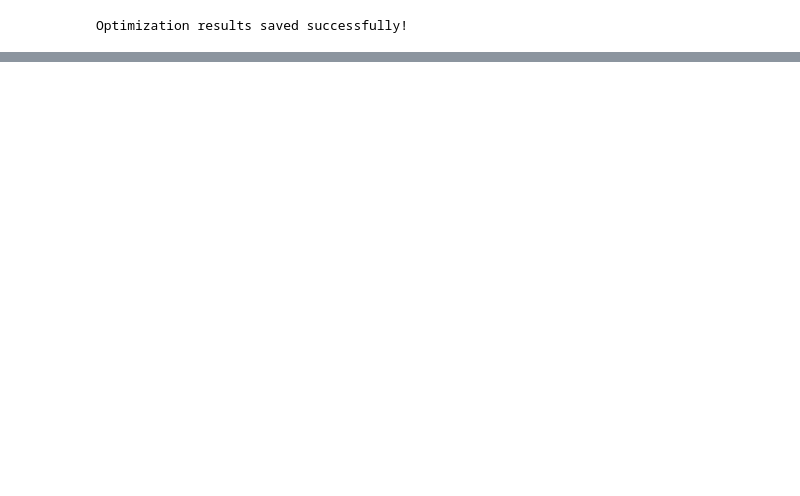
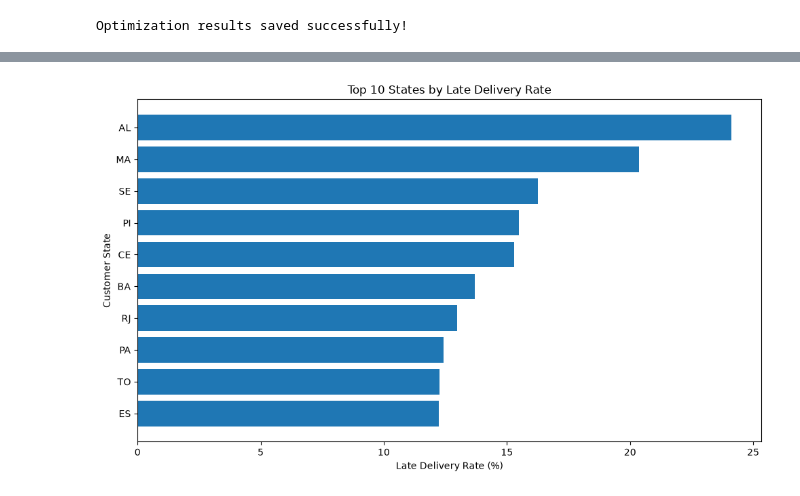
Before and after one commit to DRPatel75/Logistics_Data_Analysis, a Jupyter notebook: notebooks/04_predictive_modeling_optimization.ipynb, the cells around one changed output, grey strips where cells are left out. Saved outputs shown, nothing was run; the diff lists cells and outputs as text; code cells hidden in the pictures; blank space fills up the shorter version.

```diff
--- a/notebooks/04_predictive_modeling_optimization.ipynb
+++ b/notebooks/04_predictive_modeling_optimization.ipynb
@@ -1015,3 +1015,19 @@ priority_regions.to_csv(
 print("Optimization results saved successfully!")
 # %% [output]
 Optimization results saved successfully!
+# %%
+late_delivery_rate = (
+    df_model.groupby("customer_state")["on_time_delivery"]
+    .agg(["mean", "count"])
+)
+
+late_delivery_rate["late_rate"] = (
+    1 - late_delivery_rate["mean"]
+) * 100
+
+late_delivery_rate = late_delivery_rate.sort_values(
+    "late_rate",
+    ascending=False
+)
+
+late_delivery_rate.head(10)
@@ -1017,0 +1047,27 @@ Optimization results saved successfully!
+# %%
+top_late_states = late_delivery_rate.head(10).sort_values(
+    "late_rate"
+)
+
+plt.figure(figsize=(10, 6))
+
+plt.barh(
+    top_late_states.index,
+    top_late_states["late_rate"]
+)
+
+plt.title("Top 10 States by Late Delivery Rate")
+plt.xlabel("Late Delivery Rate (%)")
+plt.ylabel("Customer State")
+
+plt.tight_layout()
+
+plt.savefig(
+    "../screenshots/week4_top_late_delivery_states.png",
+    dpi=300,
+    bbox_inches="tight"
+)
+
+plt.show()
+# %% [output]
+[figure, added]
```
Also changed, not shown: parts of 7 cells of this notebook, 6 other files.
